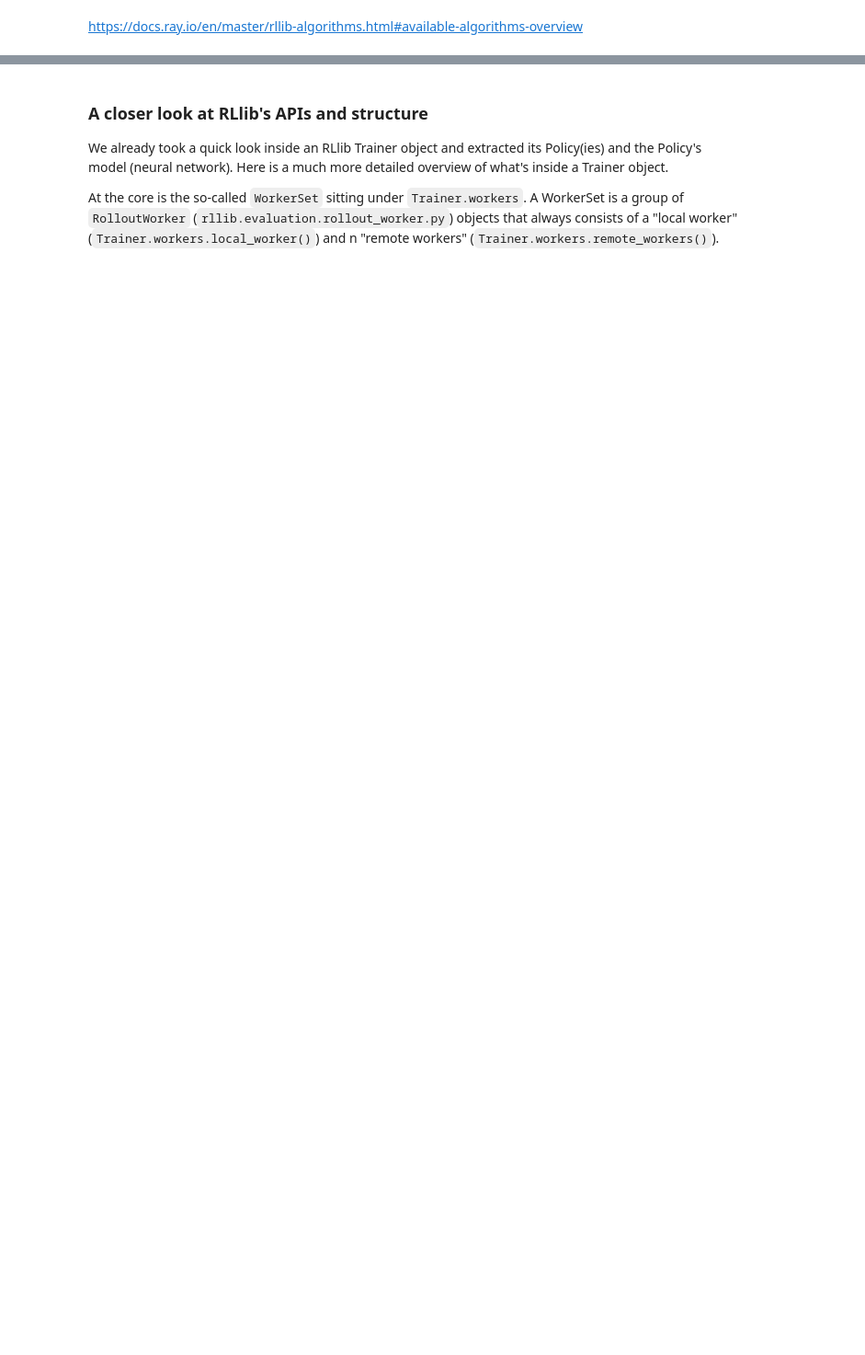
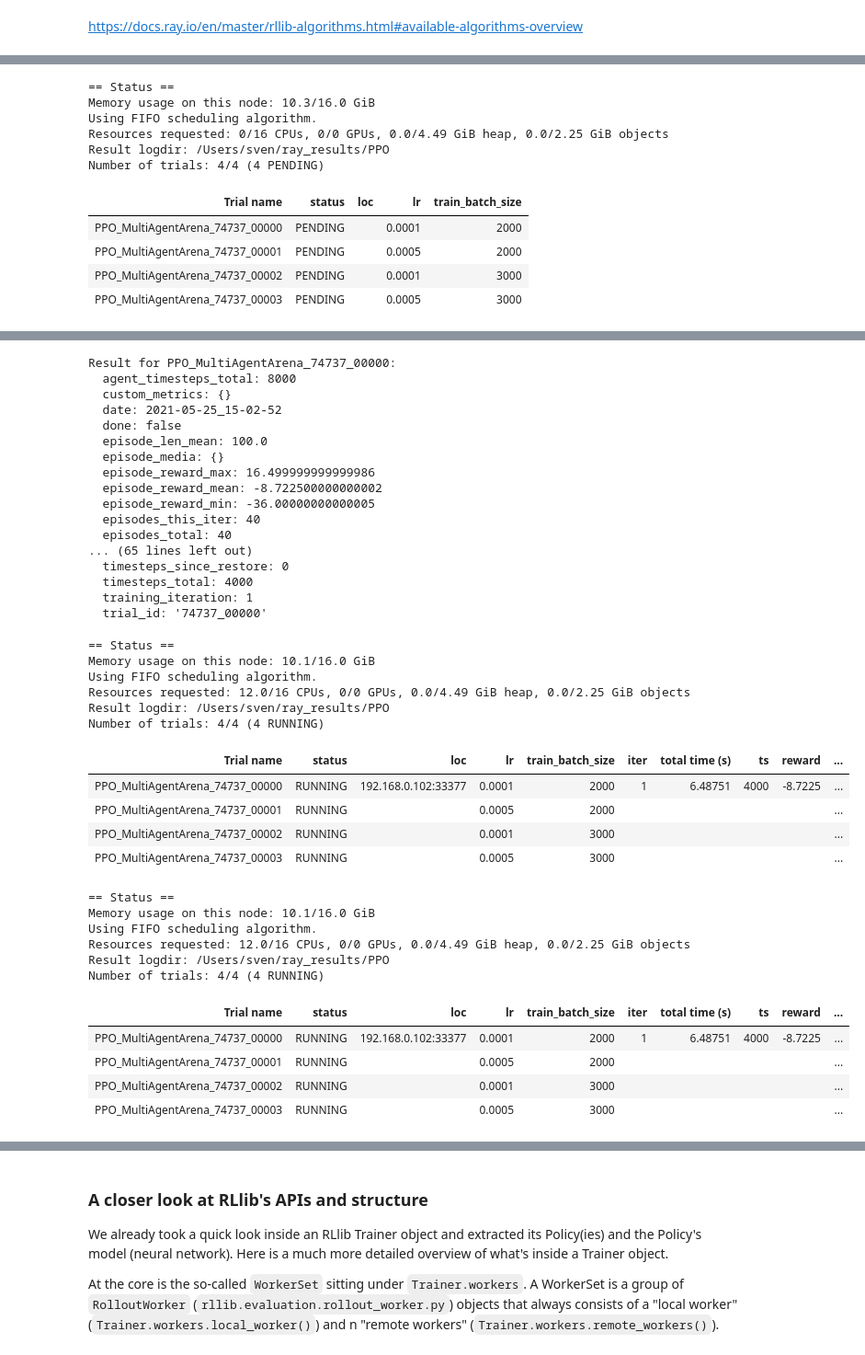
Before and after one commit to sven1977/rllib_tutorials, a Jupyter notebook: ray_summit_2021/tutorial_notebook.ipynb, the cells around one changed output, grey strips where cells are left out. Shown at 92% size. Drawn from its saved outputs; the diff is of its cells as text; code cells hidden in the pictures; blank space fills up the shorter version.

```diff
--- a/ray_summit_2021/tutorial_notebook.ipynb
+++ b/ray_summit_2021/tutorial_notebook.ipynb
@@ -308,14 +313,11 @@ class DummyTrainer:
     """
 
     def compute_action(self, obs=None):
-        # Returns a random action.
-        return {
-            "agent1": np.random.randint(4),
-            "agent2": np.random.randint(4)
-        }
+        # Returns a random action for a single agent.
+        return np.random.randint(4)  # Discrete(4) -> return rand int between 0 and 3 (incl. 3).
 
 dummy_trainer = DummyTrainer()
 # Check, whether it's working.
-for _ in range(3):
-    print(dummy_trainer.compute_action({"agent1": np.array([0, 10]), "agent2": np.array([10, 0])}))
+for _ in range(5):
+    print("action={}".format(dummy_trainer.compute_action(np.array([0, 10]))))
 # %% [output]
@@ -405,5 +421,6 @@ rllib_trainer = PPOTrainer(config=config)
 # sampled data (observations, actions taken, rewards) to update the policy
 # model (neural network), such that it would pick better actions in the future,
 # leading to higher rewards.
-print(rllib_trainer.train())
 # !LIVE CODING! (call and print out `trainer.train()`)
+results = rllib_trainer.train()
+print(results)
@@ -410,6 +429,6 @@ print(rllib_trainer.train())
 # %%
 # Run `train()` n times. Try to repeatedly call this to see rewards increase.
 # Move on once you see episode rewards of 15.0 or more.
-for _ in range(10):
+for _ in range(15):
     results = rllib_trainer.train()
     print(f"Iteration={rllib_trainer.iteration}: R={results['episode_reward_mean']}")
@@ -513,7 +572,7 @@ from ray import tune
 # define one or more stopping criteria.
 stop = {
     # explain that keys here can be anything present in the above print(trainer.train())
-    "training_iteration": 5,
+    "training_iteration": 3,
     "episode_reward_mean": 9999.9,
 }
 
@@ -630,4 +852,16 @@ config.update({
 })
 
 # Run the experiment.
-tune.run("PPO", config=config, stop={"episode_reward_mean": 15.0, "training_iteration": 100})
+experiment_analysis = tune.run("PPO", config=config, stop={"episode_reward_mean": 15.0, "training_iteration": 100})
+# %% [output]
+== Status ==
+Memory usage on this node: 10.3/16.0 GiB
+Using FIFO scheduling algorithm.
+Resources requested: 0/16 CPUs, 0/0 GPUs, 0.0/4.49 GiB heap, 0.0/2.25 GiB objects
+Result logdir: /Users/sven/ray_results/PPO
+Number of trials: 4/4 (4 PENDING)
+| Trial name | status | loc | lr | train_batch_size |
+| PPO_MultiAgentArena_74737_00000 | PENDING |  | 0.0001 | 2000 |
+| PPO_MultiAgentArena_74737_00001 | PENDING |  | 0.0005 | 2000 |
+| PPO_MultiAgentArena_74737_00002 | PENDING |  | 0.0001 | 3000 |
+| PPO_MultiAgentArena_74737_00003 | PENDING |  | 0.0005 | 3000 |
@@ -633,0 +885,39 @@ tune.run("PPO", config=config, stop={"episode_reward_mean": 15.0, "training_iter
+Result for PPO_MultiAgentArena_74737_00000:
+  agent_timesteps_total: 8000
+  custom_metrics: {}
+  date: 2021-05-25_15-02-52
+  done: false
+  episode_len_mean: 100.0
+  episode_media: {}
+  episode_reward_max: 16.499999999999986
+  episode_reward_mean: -8.722500000000002
+  episode_reward_min: -36.00000000000005
+  episodes_this_iter: 40
+  episodes_total: 40
+... (65 lines left out)
+  timesteps_since_restore: 0
+  timesteps_total: 4000
+  training_iteration: 1
+  trial_id: '74737_00000'
+== Status ==
+Memory usage on this node: 10.1/16.0 GiB
+Using FIFO scheduling algorithm.
+Resources requested: 12.0/16 CPUs, 0/0 GPUs, 0.0/4.49 GiB heap, 0.0/2.25 GiB objects
+Result logdir: /Users/sven/ray_results/PPO
+Number of trials: 4/4 (4 RUNNING)
+| Trial name | status | loc | lr | train_batch_size | iter | total time (s) | ts | reward | ... |
+| PPO_MultiAgentArena_74737_00000 | RUNNING | 192.168.0.102:33377 | 0.0001 | 2000 | 1 | 6.48751 | 4000 | -8.7225 | ... |
+| PPO_MultiAgentArena_74737_00001 | RUNNING |  | 0.0005 | 2000 |  |  |  |  | ... |
+| PPO_MultiAgentArena_74737_00002 | RUNNING |  | 0.0001 | 3000 |  |  |  |  | ... |
+| PPO_MultiAgentArena_74737_00003 | RUNNING |  | 0.0005 | 3000 |  |  |  |  | ... |
+== Status ==
+Memory usage on this node: 10.1/16.0 GiB
+Using FIFO scheduling algorithm.
+Resources requested: 12.0/16 CPUs, 0/0 GPUs, 0.0/4.49 GiB heap, 0.0/2.25 GiB objects
+Result logdir: /Users/sven/ray_results/PPO
+Number of trials: 4/4 (4 RUNNING)
+| Trial name | status | loc | lr | train_batch_size | iter | total time (s) | ts | reward | ... |
+| PPO_MultiAgentArena_74737_00000 | RUNNING | 192.168.0.102:33377 | 0.0001 | 2000 | 1 | 6.48751 | 4000 | -8.7225 | ... |
+| PPO_MultiAgentArena_74737_00001 | RUNNING |  | 0.0005 | 2000 |  |  |  |  | ... |
+| PPO_MultiAgentArena_74737_00002 | RUNNING |  | 0.0001 | 3000 |  |  |  |  | ... |
+| PPO_MultiAgentArena_74737_00003 | RUNNING |  | 0.0005 | 3000 |  |  |  |  | ... |
```
Also changed, not shown: parts of 29 cells of this notebook, 5 other files.
